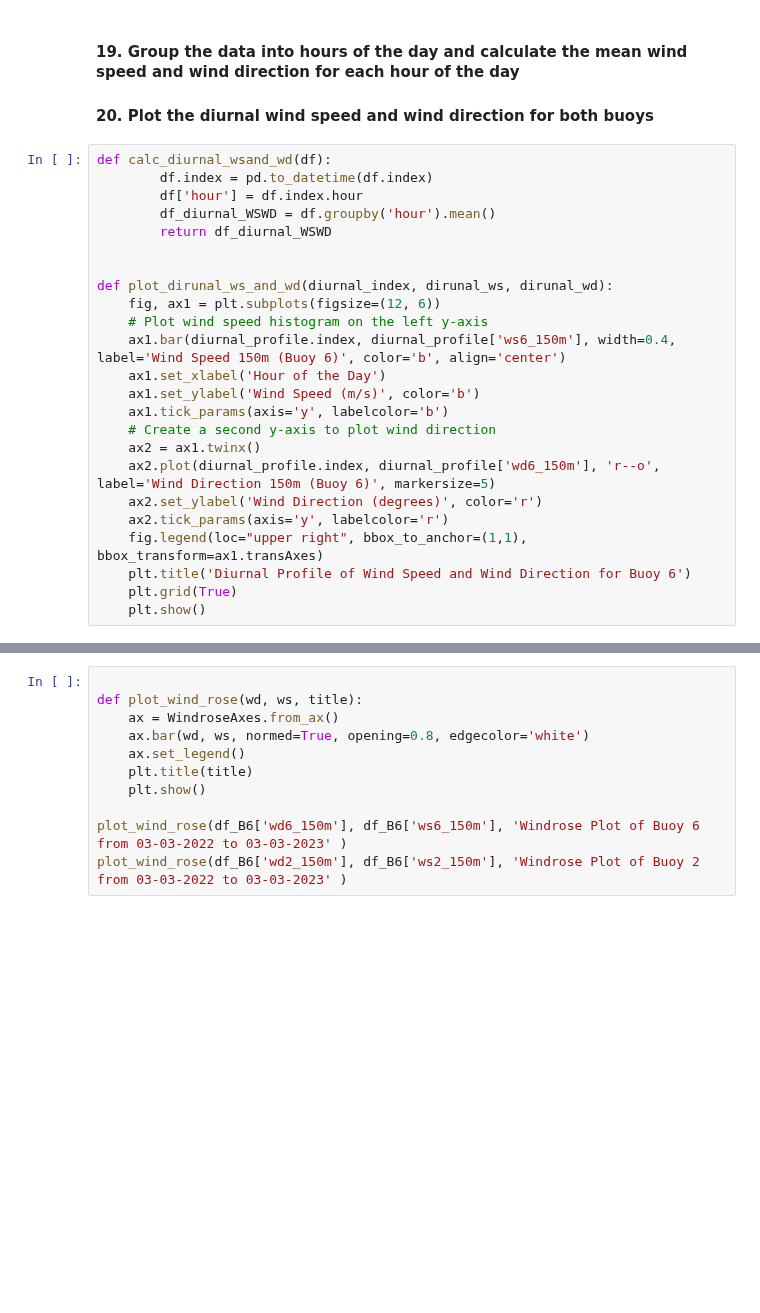
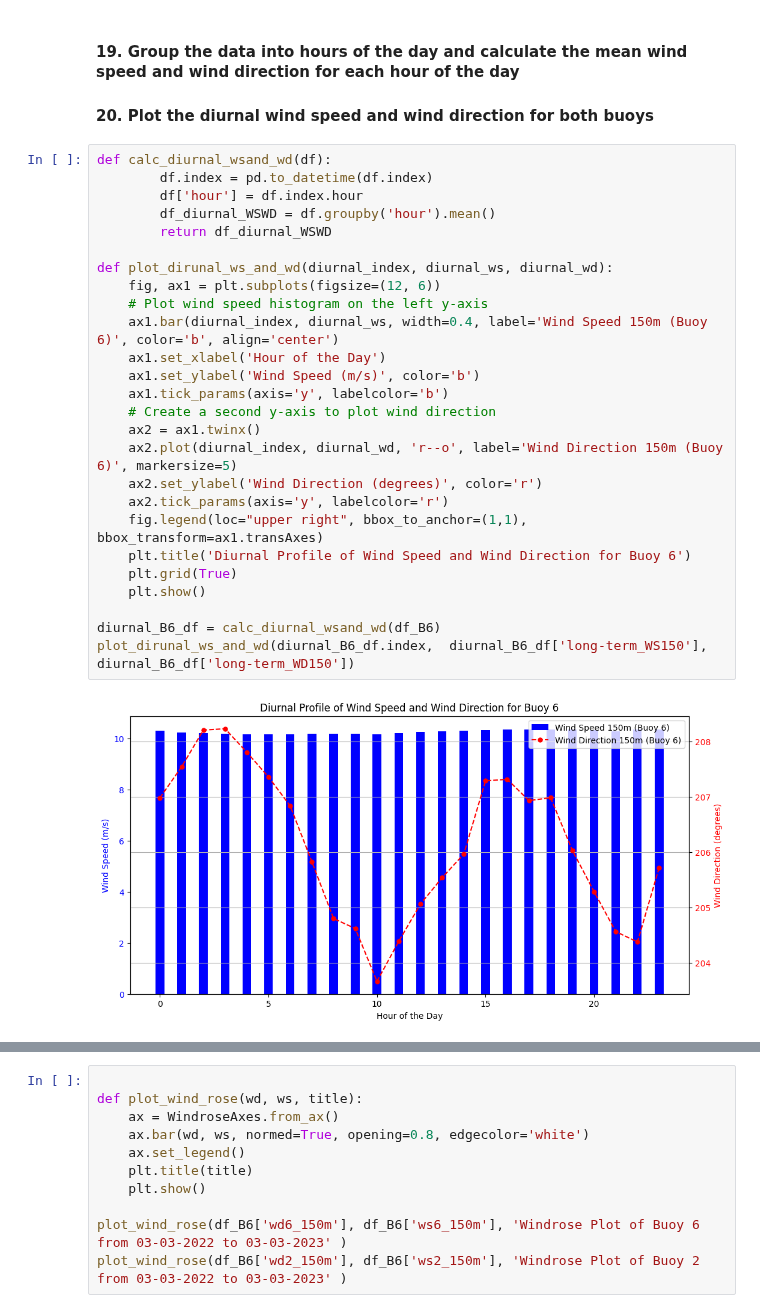
Before and after one commit to boujuan/StudentProject-Yield-Predictions-Offshore, a Jupyter notebook: 05_Long_Term_Wind_Climate.ipynb, the cells around one changed output, grey strips where cells are left out. Cells and saved outputs as stored; diff of their text form; blank space fills up the shorter version.

```diff
--- a/05_Long_Term_Wind_Climate.ipynb
+++ b/05_Long_Term_Wind_Climate.ipynb
@@ -108,24 +108,28 @@ plot_histogram_mounthly_mean(df_month_mean_B6['long-term_WS150'], df_month_mean_
 # %%
 def calc_diurnal_wsand_wd(df):
         df.index = pd.to_datetime(df.index)
         df['hour'] = df.index.hour
         df_diurnal_WSWD = df.groupby('hour').mean()
         return df_diurnal_WSWD
 
-
-def plot_dirunal_ws_and_wd(diurnal_index, dirunal_ws, dirunal_wd):
+def plot_dirunal_ws_and_wd(diurnal_index, diurnal_ws, diurnal_wd):
     fig, ax1 = plt.subplots(figsize=(12, 6))
     # Plot wind speed histogram on the left y-axis
-    ax1.bar(diurnal_profile.index, diurnal_profile['ws6_150m'], width=0.4, label='Wind Speed 150m (Buoy 6)', color='b', align='center')
+    ax1.bar(diurnal_index, diurnal_ws, width=0.4, label='Wind Speed 150m (Buoy 6)', color='b', align='center')
     ax1.set_xlabel('Hour of the Day')
     ax1.set_ylabel('Wind Speed (m/s)', color='b')
     ax1.tick_params(axis='y', labelcolor='b')
     # Create a second y-axis to plot wind direction
     ax2 = ax1.twinx()
-    ax2.plot(diurnal_profile.index, diurnal_profile['wd6_150m'], 'r--o', label='Wind Direction 150m (Buoy 6)', markersize=5)
+    ax2.plot(diurnal_index, diurnal_wd, 'r--o', label='Wind Direction 150m (Buoy 6)', markersize=5)
     ax2.set_ylabel('Wind Direction (degrees)', color='r')
     ax2.tick_params(axis='y', labelcolor='r')
     fig.legend(loc="upper right", bbox_to_anchor=(1,1), bbox_transform=ax1.transAxes)
     plt.title('Diurnal Profile of Wind Speed and Wind Direction for Buoy 6')
     plt.grid(True)
     plt.show()
+
+diurnal_B6_df = calc_diurnal_wsand_wd(df_B6)
+plot_dirunal_ws_and_wd(diurnal_B6_df.index,  diurnal_B6_df['long-term_WS150'], diurnal_B6_df['long-term_WD150'])
+# %% [output]
+[figure, added]
```
Also changed, not shown: parts of 8 cells of this notebook.
